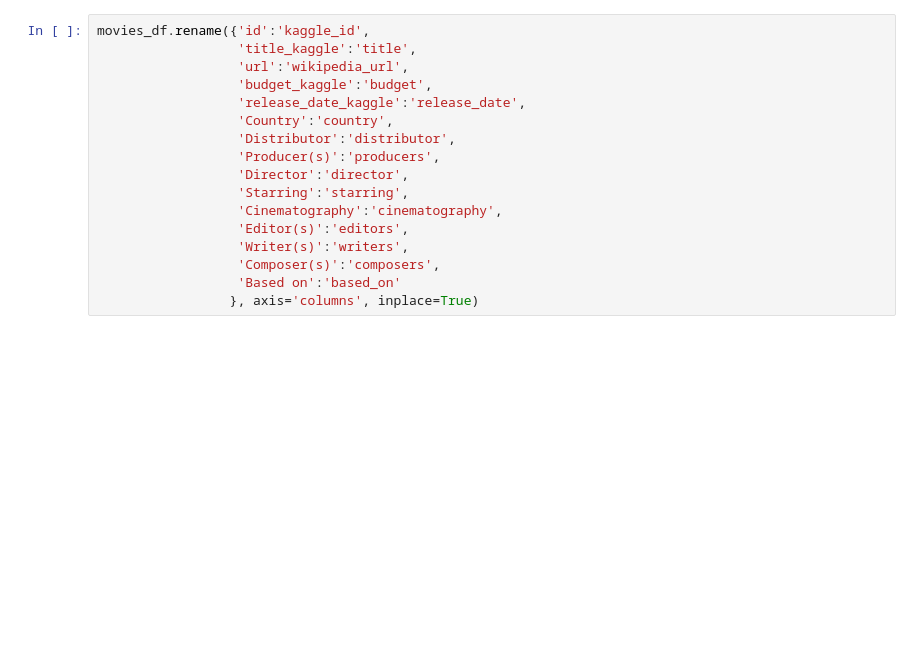
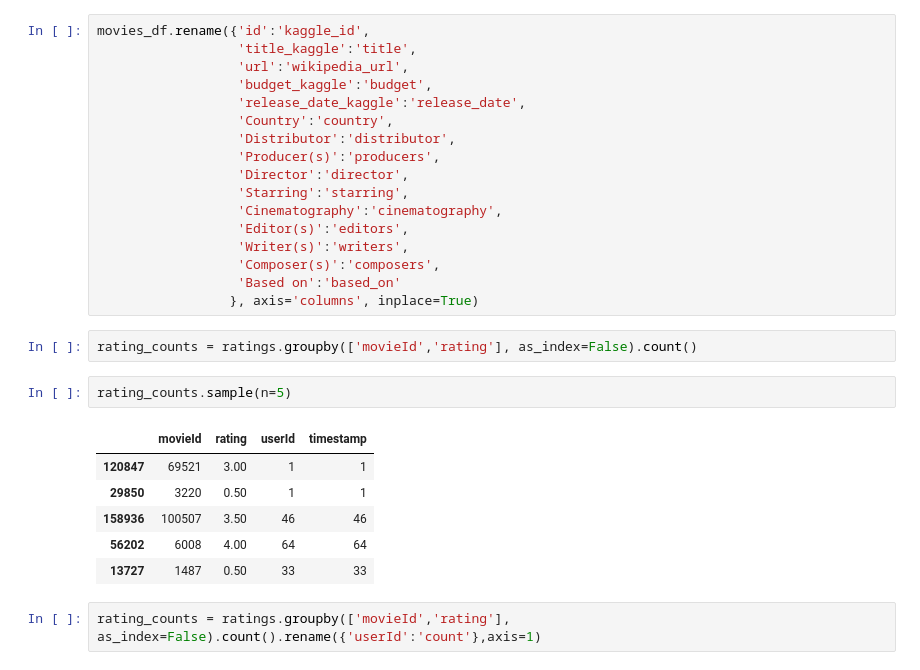
Before and after one commit to MamidalaV/Movies-ETL, a Jupyter notebook: Movie_DB-ETL.ipynb, the cells around one changed output. Drawn from its saved outputs; the diff is of its cells as text; blank space fills up the shorter version.

```diff
--- a/Movie_DB-ETL.ipynb
+++ b/Movie_DB-ETL.ipynb
@@ -1164,3 +1164,16 @@ movies_df.rename({'id':'kaggle_id',
                   'Composer(s)':'composers',
                   'Based on':'based_on'
                  }, axis='columns', inplace=True)
+# %%
+rating_counts = ratings.groupby(['movieId','rating'], as_index=False).count()
+# %%
+rating_counts.sample(n=5)
+# %% [output]
+|  | movieId | rating | userId | timestamp |
+| 120847 | 69521 | 3.00 | 1 | 1 |
+| 29850 | 3220 | 0.50 | 1 | 1 |
+| 158936 | 100507 | 3.50 | 46 | 46 |
+| 56202 | 6008 | 4.00 | 64 | 64 |
+| 13727 | 1487 | 0.50 | 33 | 33 |
+# %%
+rating_counts = ratings.groupby(['movieId','rating'], as_index=False).count().rename({'userId':'count'},axis=1)
```
Also changed, not shown: parts of 7 cells of this notebook.
